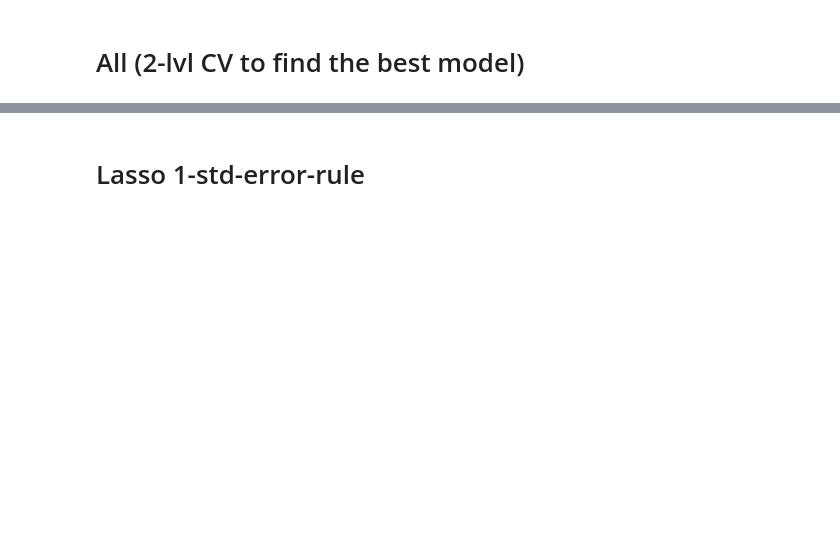
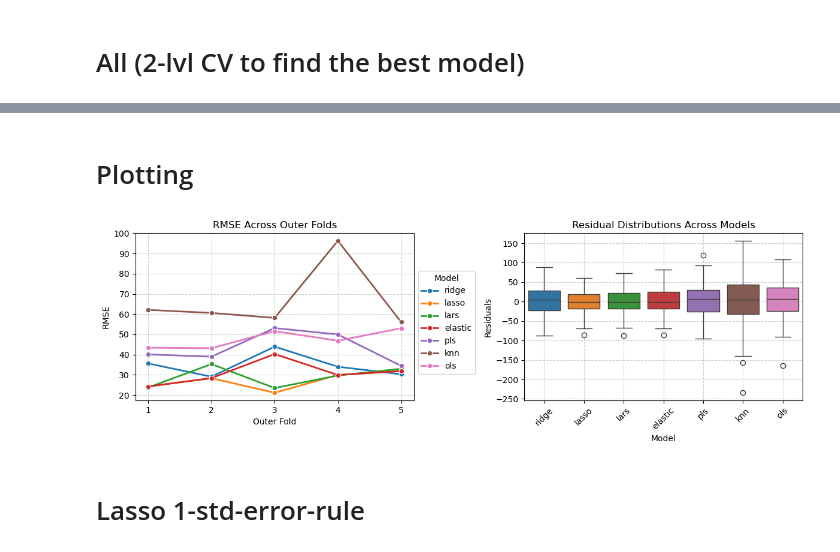
Before and after one commit to saulianskaitee/case1_CDA, a Jupyter notebook: 3_2levelCV.ipynb, the cells around one changed output, grey strips where cells are left out. Saved outputs shown, nothing was run; the diff lists cells and outputs as text; code cells hidden in the pictures; blank space fills up the shorter version.

```diff
--- a/3_2levelCV.ipynb
+++ b/3_2levelCV.ipynb
@@ -48,16 +49,0 @@ n, p = Xtrain.shape
-# %%
-ridge = Ridge(alpha=0.5)
-ridge.fit(Xtrain, ytrain)
-ridge_pred = ridge.predict(Xtest)
-
-# 2. Train KNN Regressor with 1 neighbor
-knn = KNeighborsRegressor(n_neighbors=10)
-knn.fit(Xtrain, ytrain)
-knn_pred = knn.predict(Xtest)
-
-# 3. Weighted combination of predictions
-final_pred = 0.85 * ridge_pred + 0.15 * knn_pred
-
-# 4. Evaluate performance
-rmse = root_mean_squared_error(ytest, final_pred)
-print(f"Final Model RMSE: {rmse:.4f}")
@@ -364,3 +380,59 @@ ols: Overall RMSE=41.026, Overall R²=0.627
+# %% [markdown]
+# Plotting
+# %%
+residuals_list = []
+
+# Loop through each model and fold to extract the residuals
+for model_name, folds in residuals.items():
+    for fold_num, res in folds.items():
+        # Convert the residuals to a DataFrame for the current fold and model
+        residuals_list.append({
+            "Model": model_name,
+            "Fold": fold_num,
+            "Residuals": res.values.flatten()  # Flatten the Series to get residual values as an array
+        })
+residuals_df = pd.DataFrame(residuals_list)
+#residuals_df
+
+# Melting the DataFrame for better format for seaborn (model and residuals in separate columns)
+residuals_df = residuals_df.explode("Residuals").reset_index(drop=True)
+
+# Convert model_r2_dict into a DataFrame
+RMSE_df = pd.DataFrame(RMSE_final)
+RMSE_df.index.name = "Fold"
+RMSE_df = RMSE_df.reset_index()
+RMSE_df = RMSE_df.melt(id_vars=["Fold"], var_name="Model", value_name="RMSE")
+
+# Set up side-by-side plots
+fig, axes = plt.subplots(1, 2, figsize=(12, 4))  # 1 row, 2 columns
+
+# Define a custom color palette (optional)
+palette = sns.color_palette("tab10")
+
+# Residuals boxplot
+sns.boxplot(data=residuals_df, x="Model", y="Residuals", palette=palette, ax=axes[1])
+axes[1].set_title("Residual Distributions Across Models")
+axes[1].set_xlabel("Model")
+axes[1].set_ylabel("Residuals")
+axes[1].grid(True, linestyle="--", alpha=0.6)
+axes[1].tick_params(axis='x', rotation=45)  # Rotate x-axis labels for better readability
+
+# RMSE plot (Using r2_df since that's RMSE-based data)
+sns.lineplot(data=r2_df, x="Fold", y="RMSE", hue="Model", marker="o", linewidth=2, palette=palette, ax=axes[0])
+axes[0].set_title("RMSE Across Outer Folds")
+axes[0].set_ylabel("RMSE")
+axes[0].set_xlabel("Outer Fold")
+axes[0].grid(True, linestyle="--", alpha=0.6)
+axes[0].legend(title="Model", bbox_to_anchor=(1, 0.8), loc="upper left")  # Keep legend in second plot
+axes[0].set_xticks(range(r2_df["Fold"].min(), r2_df["Fold"].max() + 1, 1))  # Ensure x-axis increments by 1
+
+# Adjust layout for better spacing
+plt.tight_layout()
+
+# Show plot
+plt.show()
+# %% [output]
+[figure, added]
 # %% [markdown]
 # Lasso 1-std-error-rule
 # %%
```
Also changed, not shown: parts of 18 cells of this notebook.
